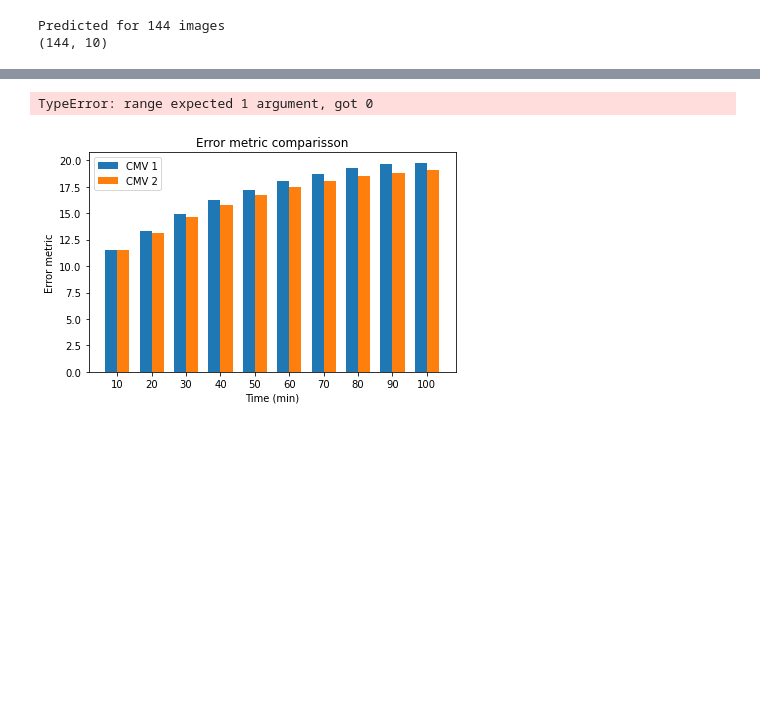
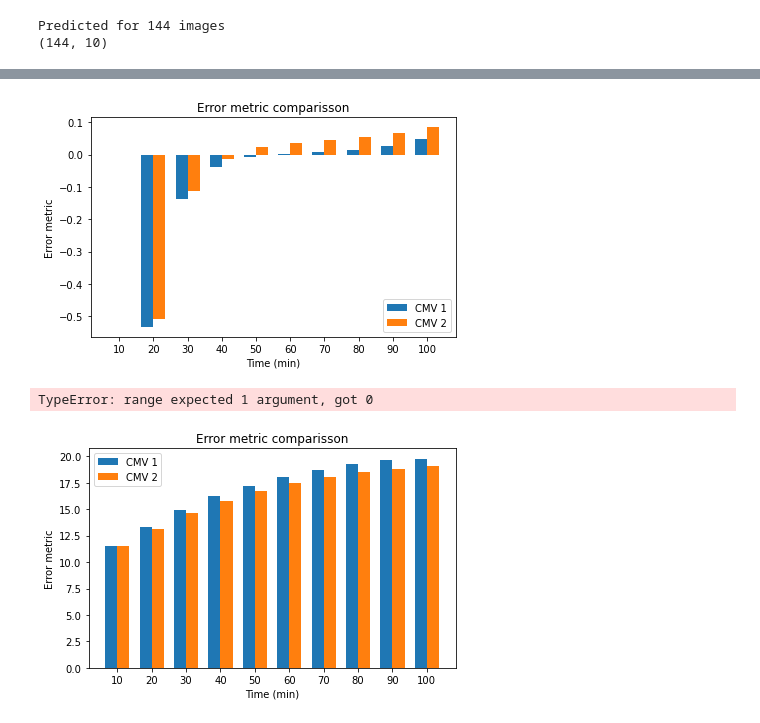
Before and after one commit to francomozo/deepCloud, a Jupyter notebook: nb-module-testing.ipynb, the cells around one changed output, grey strips where cells are left out. Saved outputs shown, nothing was run; the diff lists cells and outputs as text; code cells hidden in the pictures; blank space fills up the shorter version.

```diff
--- a/nb-module-testing.ipynb
+++ b/nb-module-testing.ipynb
@@ -173,3 +162,19 @@ visualization.show_image_list(predictions_cmv2,rows=2)
+# %%
+#Slice day in 70:100 to leave night time out
+
+mean_error_cmv1 = np.mean(error_cmv1_array[70:100],axis=0)
+mean_error_cmv2 = np.mean(error_cmv2_array[70:100],axis=0)
+
+
+# visualization.barchart_compare3(mean_error_p, 'Persitence',
+#                  mean_error_bp, 'Blurred Persitence',
+#                  mean_error_cmv, 'CMV')
+
+visualization.barchart_compare2(mean_error_cmv1, 'CMV 1',
+                 mean_error_cmv2, 'CMV 2')
+#barchart_compare(mean_error_cmv,mean_error_p)
+# %% [output]
+[figure, added]
 # %%
 #Testing for batch loading . Not working yet
 
```
Also changed, not shown: parts of 7 cells of this notebook, 3 other files.
